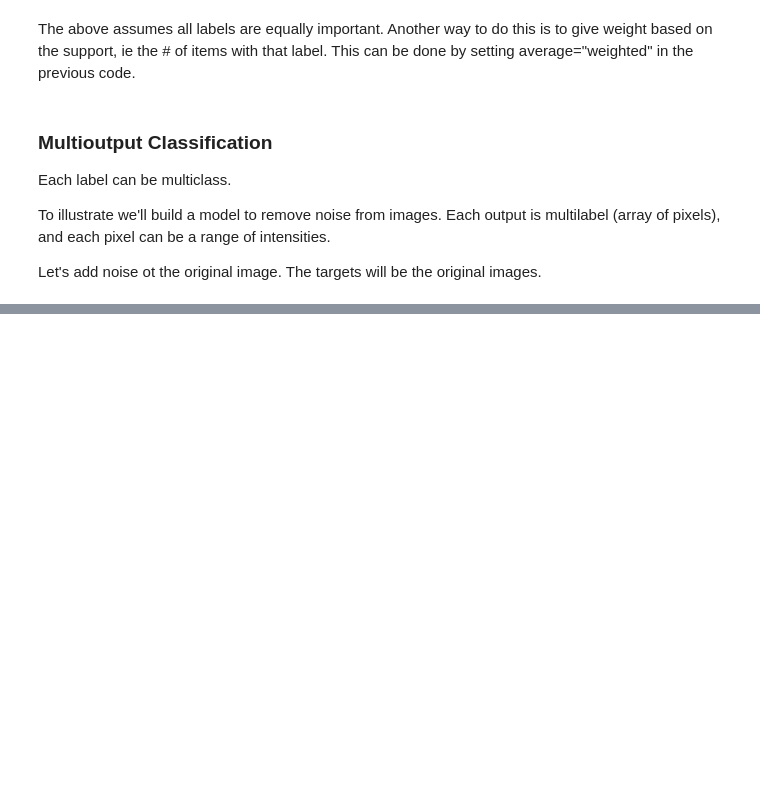
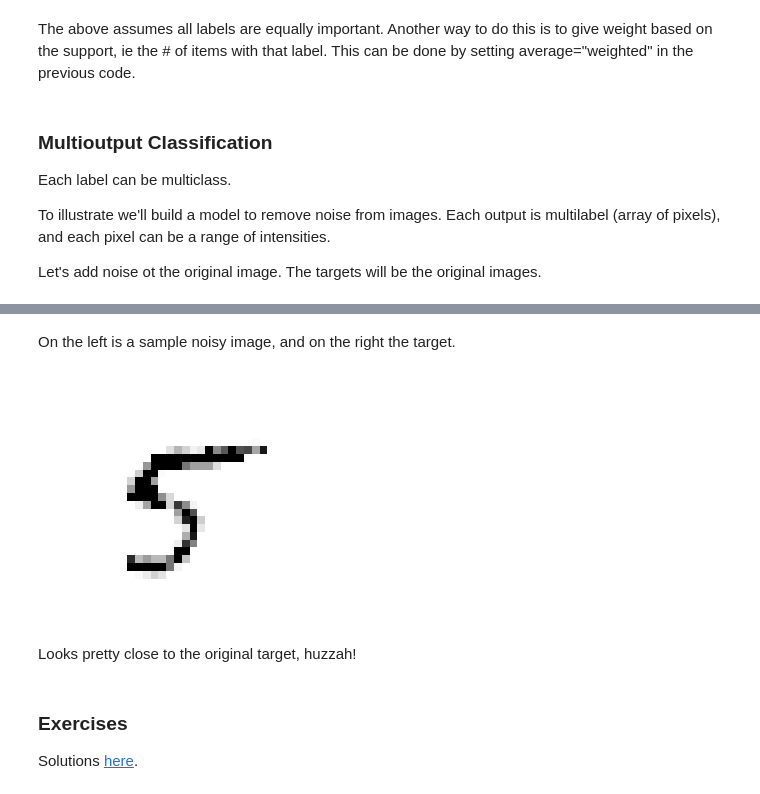
Before and after one commit to Kallin/data_sci_explore, a Jupyter notebook: work/external_tutorials/hands_on_machine_learning/chapter_3/index.ipynb, the cells around one changed output, grey strips where cells are left out. Drawn from its saved outputs; the diff is of its cells as text; code cells hidden in the pictures; blank space fills up the shorter version.

```diff
--- a/work/external_tutorials/hands_on_machine_learning/chapter_3/index.ipynb
+++ b/work/external_tutorials/hands_on_machine_learning/chapter_3/index.ipynb
@@ -472,14 +472,15 @@ Until now we've only looked at classifers that give one output per instance. An
 
 We can explore this with a simple multilabel test. Let's classify images at either > 7 or odd:
 # %%
+from sklearn.neighbors import KNeighborsClassifier
+
+y_train_large = (y_train >= 7)
+y_train_odd = (y_train % 2 == 1)
+y_multilabel = np.c_[y_train_large, y_train_odd]
+
+knn_clf = KNeighborsClassifier(n_jobs=-1)
+
 # #  this is taking too long
-# from sklearn.neighbors import KNeighborsClassifier
-
-# y_train_large = (y_train >= 7)
-# y_train_odd = (y_train % 2 == 1)
-# y_multilabel = np.c_[y_train_large, y_train_odd]
-
-# knn_clf = KNeighborsClassifier()
 # knn_clf.fit(X_train, y_multilabel)
 # %% [markdown]
 Now we can make predictions:
@@ -527,0 +529,14 @@ plt.show()
+# %% [markdown]
+On the left is a sample noisy image, and on the right the target.
+# %%
+knn_clf.fit(X_train_mod, y_train_mod)
+clean_digit = knn_clf.predict([X_test_mod[some_index]])
+plot_digit(clean_digit)
+# %% [output]
+[figure, added]
+# %% [markdown]
+Looks pretty close to the original target, huzzah!
+# %% [markdown]
+### Exercises
+
+Solutions [here](exercises.ipynb).
```
Also changed, not shown: parts of 20 cells of this notebook, 4 other files.
